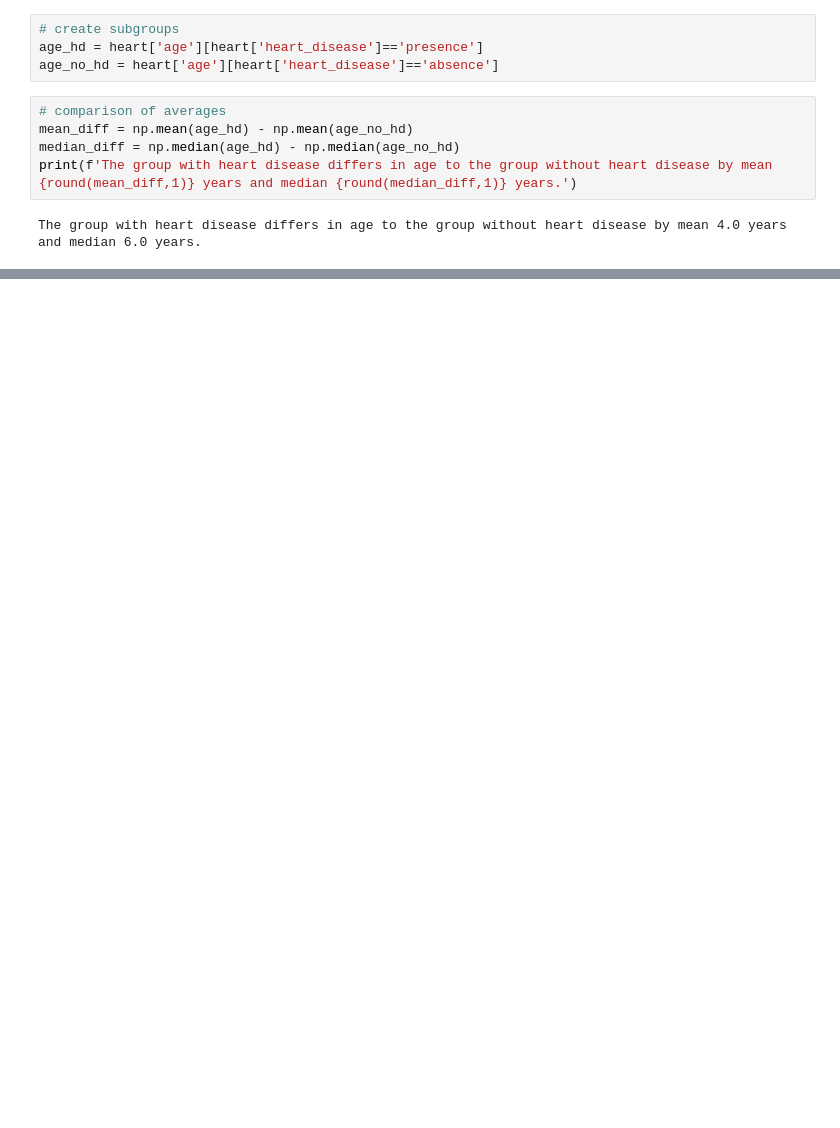
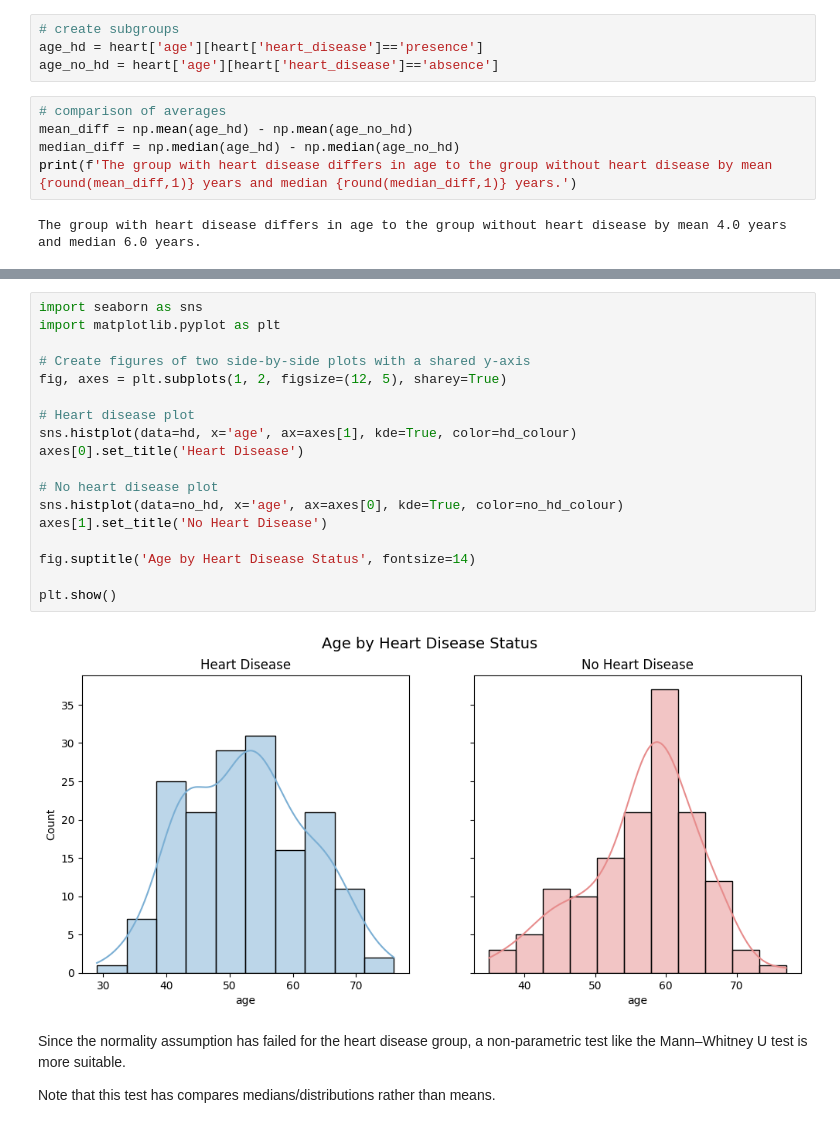
Before and after one commit to elsbethcodes/codecademy-portfolio, a Jupyter notebook: heart-disease/heart_disease_stats_analysis.ipynb, the cells around one changed output, grey strips where cells are left out. Cells and saved outputs as stored; diff of their text form; blank space fills up the shorter version.

```diff
--- a/heart-disease/heart_disease_stats_analysis.ipynb
+++ b/heart-disease/heart_disease_stats_analysis.ipynb
@@ -338,0 +225,24 @@ Thank you for reading my analysis. Please note that although this dataset contai
+# %%
+import seaborn as sns
+import matplotlib.pyplot as plt
+
+# Create figures of two side-by-side plots with a shared y-axis
+fig, axes = plt.subplots(1, 2, figsize=(12, 5), sharey=True)
+
+# Heart disease plot
+sns.histplot(data=hd, x='age', ax=axes[1], kde=True, color=hd_colour)
+axes[0].set_title('Heart Disease')
+
+# No heart disease plot
+sns.histplot(data=no_hd, x='age', ax=axes[0], kde=True, color=no_hd_colour)
+axes[1].set_title('No Heart Disease')
+
+fig.suptitle('Age by Heart Disease Status', fontsize=14)
+
+plt.show()
+# %% [output]
+[figure, added]
+# %% [markdown]
+Since the normality assumption has failed for the heart disease group, a non-parametric test like the Mann–Whitney U test is more suitable.
+
+Note that this test has compares medians/distributions rather than means.
```
Also changed, not shown: parts of 51 cells of this notebook.
